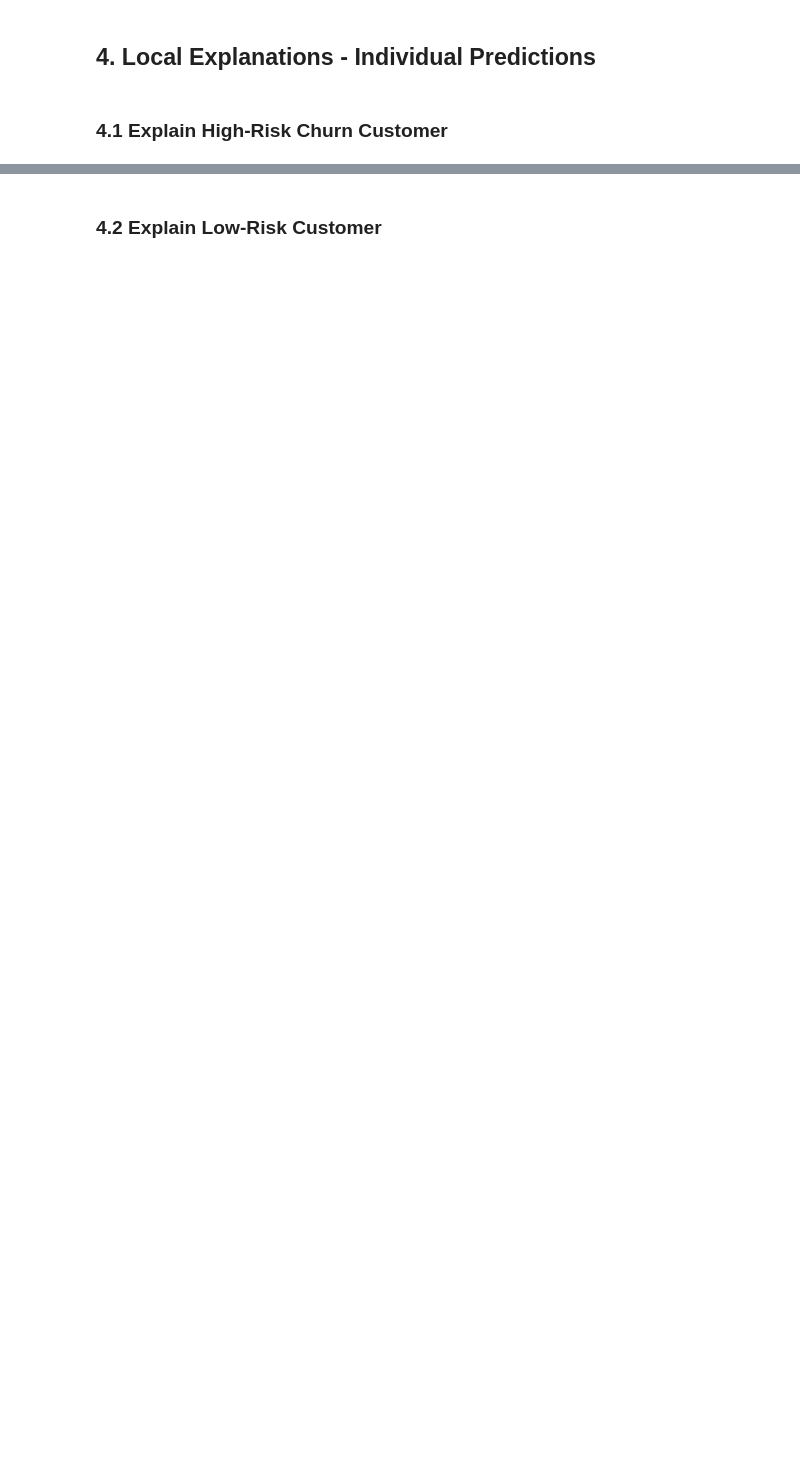
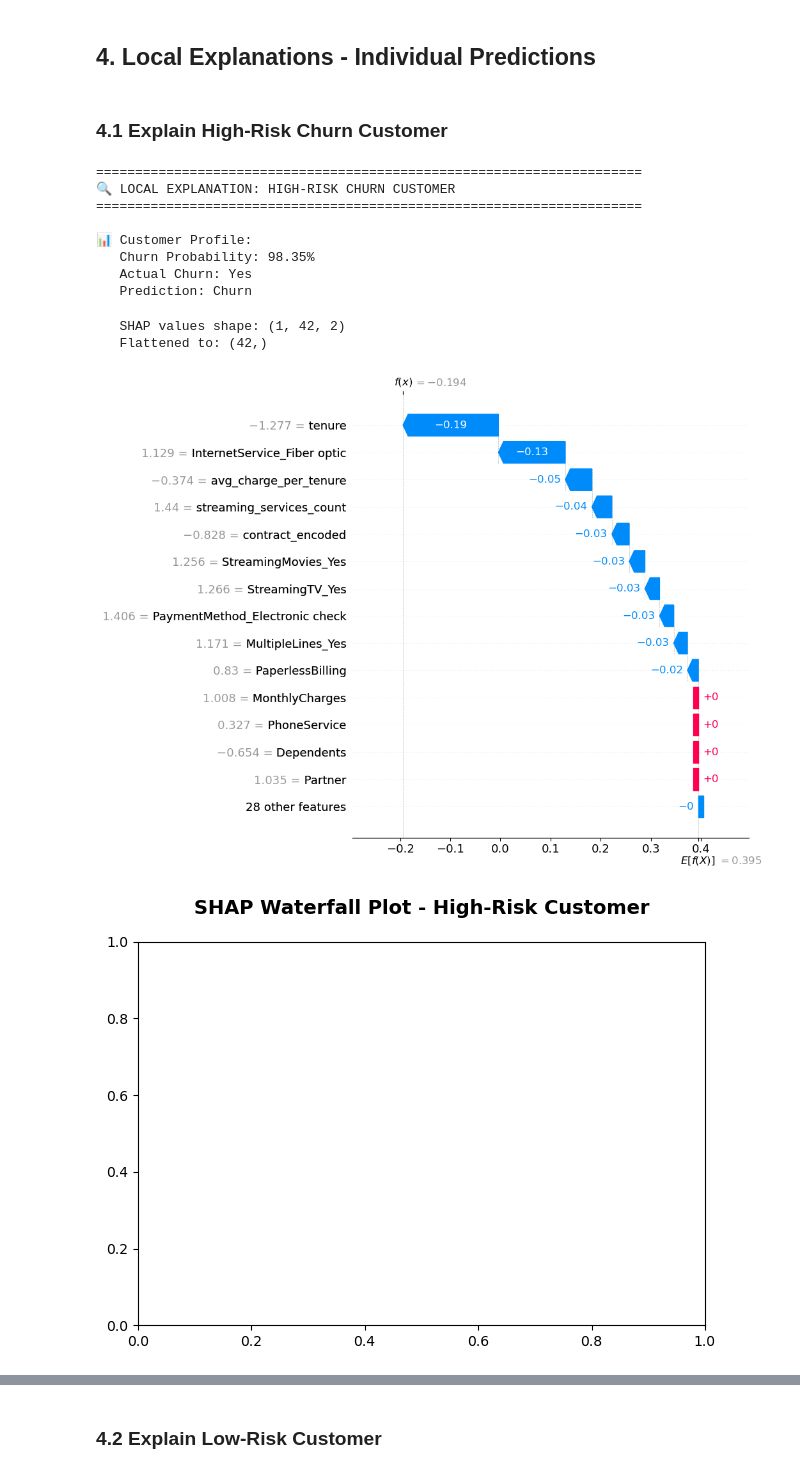
Before and after one commit to Gavesh99324/Telco-Churn-Prediction, a Jupyter notebook: notebooks/07_model_explainability.ipynb, the cells around one changed output, grey strips where cells are left out. Drawn from its saved outputs; the diff is of its cells as text; code cells hidden in the pictures; blank space fills up the shorter version.

```diff
--- a/notebooks/07_model_explainability.ipynb
+++ b/notebooks/07_model_explainability.ipynb
@@ -174,32 +308,60 @@ print("="*70)
 # Find a customer with high churn probability
 high_risk_idx = np.argmax(y_proba)
 high_risk_customer = X_test.iloc[high_risk_idx]
 high_risk_proba = y_proba[high_risk_idx]
 high_risk_actual = y_test[high_risk_idx]
 
 print(f"\n📊 Customer Profile:")
 print(f"   Churn Probability: {high_risk_proba:.2%}")
 print(f"   Actual Churn: {'Yes' if high_risk_actual == 1 else 'No'}")
 print(f"   Prediction: {'Churn' if high_risk_proba > 0.5 else 'No Churn'}")
 
 # Calculate SHAP values for this customer
 shap_values_customer = explainer.shap_values(high_risk_customer.values.reshape(1, -1))
 if isinstance(shap_values_customer, list):
     shap_values_customer = shap_values_customer[1]
 
+# Debug shape
+print(f"   SHAP values shape: {shap_values_customer.shape}")
+
+# Extract 1D array for this customer
+# Handle different output formats: (1, n_features), (n_features,), or (1, n_features, n_outputs)
+shap_vals_1d = shap_values_customer[0] if shap_values_customer.ndim > 1 else shap_values_customer
+while shap_vals_1d.ndim > 1:
+    shap_vals_1d = shap_vals_1d[:, 0] if shap_vals_1d.shape[1] == 2 else shap_vals_1d.squeeze()
+print(f"   Flattened to: {shap_vals_1d.shape}")
+
+# Get base value
+base_val = explainer.expected_value
+if isinstance(base_val, np.ndarray):
+    base_val = base_val[1] if len(base_val) > 1 else base_val[0]
+
 # Waterfall plot
 shap.plots.waterfall(shap.Explanation(
-    values=shap_values_customer[0],
-    base_values=explainer.expected_value if not isinstance(explainer.expected_value, np.ndarray) else explainer.expected_value[1],
+    values=shap_vals_1d,
+    base_values=base_val,
     data=high_risk_customer.values,
     feature_names=X_test.columns.tolist()
 ), max_display=15, show=True)
 
 plt.title('SHAP Waterfall Plot - High-Risk Customer', fontsize=14, fontweight='bold', pad=20)
 plt.tight_layout()
 plt.show()
 
 print("\n💡 Interpretation:")
 print("   • Red bars push prediction towards Churn (positive impact)")
 print("   • Blue bars push prediction towards No Churn (negative impact)")
 print("   • Base value is the average model prediction")
+# %% [output]
+======================================================================
+🔍 LOCAL EXPLANATION: HIGH-RISK CHURN CUSTOMER
+======================================================================
+
+📊 Customer Profile:
+   Churn Probability: 98.35%
+   Actual Churn: Yes
+   Prediction: Churn
+   SHAP values shape: (1, 42, 2)
+   Flattened to: (42,)
+[figure, added]
+[figure, added]
```
Also changed, not shown: parts of 19 cells of this notebook.
